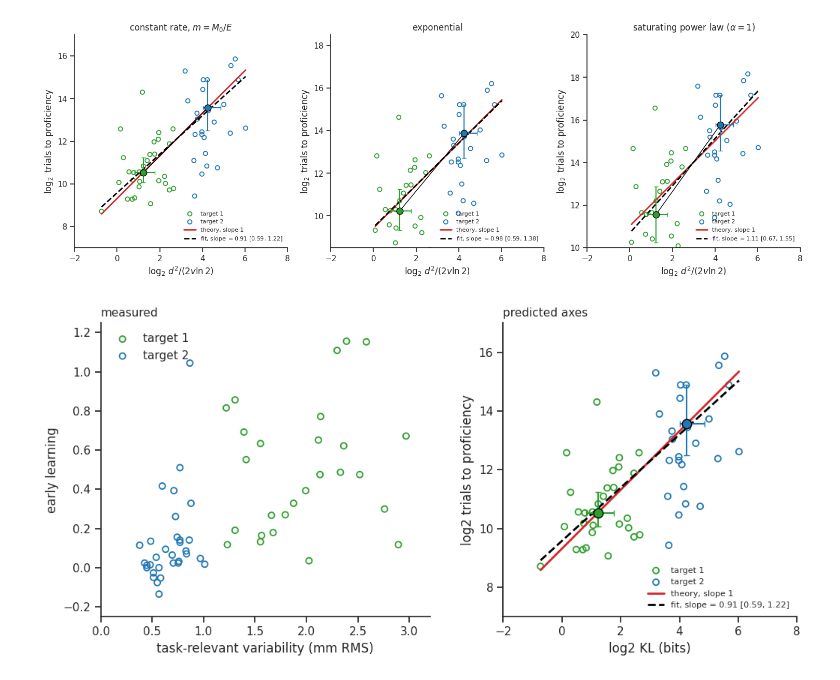
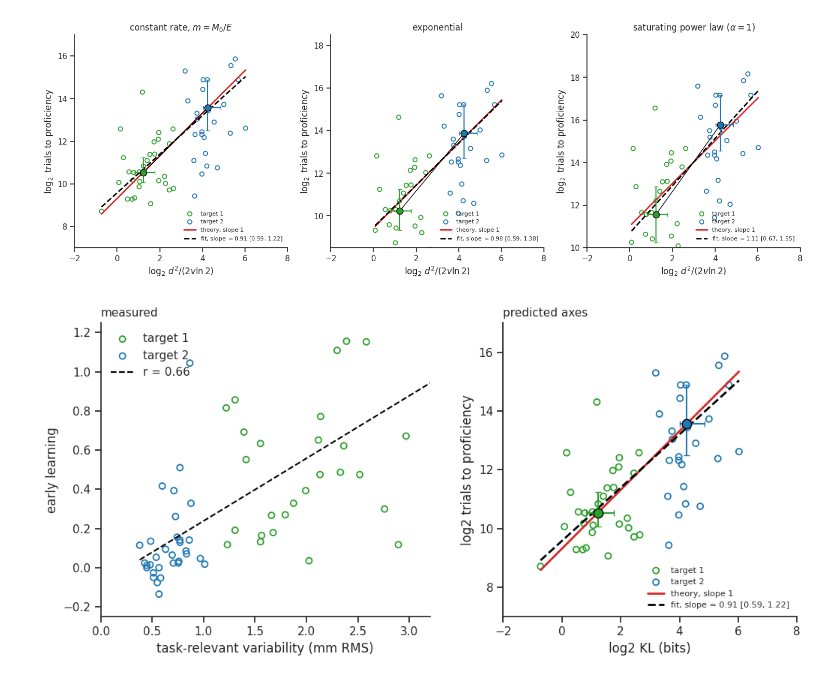
Before and after one commit to lingqiz/inductive-bias, a Jupyter notebook: analysis/motor_learning.ipynb, the cells around one changed output. Saved outputs shown, nothing was run; the diff lists cells and outputs as text; code cells hidden in the pictures.

```diff
--- a/analysis/motor_learning.ipynb
+++ b/analysis/motor_learning.ipynb
@@ -281,6 +281,13 @@ for grp in groups:
     sub = data[data.group == grp]
     ax.scatter(sub.task_var_mmRMS, sub.early_learning, s=34, facecolor='none',
                edgecolor=COLORS[grp], lw=1.3, label=LABELS[grp])
+
+# regression across both targets, as in Wu et al. Fig. 1k.  All 61 subjects enter the fit,
+# including the two cropped out of the frame.
+fit = linregress(data.task_var_mmRMS, data.early_learning)
+x_line = np.linspace(data.task_var_mmRMS.min(), data.task_var_mmRMS.max(), 100)
+ax.plot(x_line, fit.intercept + fit.slope * x_line, '--', color='black', lw=1.5,
+        label='r = %.2f' % fit.rvalue)
 
 ax.set_xlabel('task-relevant variability (mm RMS)')
 ax.set_ylabel('early learning')
@@ -300,31 +307,31 @@ for grp in groups:
 for grp in groups:
     pt = group_pt[grp]
     ax.errorbar(pt['x'], pt['m_rate']['y'], xerr=pt['xerr'], yerr=pt['m_rate']['yerr'],
                 fmt='o', ms=9, color=COLORS[grp], mec='black', mew=1.0,
                 capsize=3, lw=1.5, zorder=6)
 
 x, y = np.log2(sel.kl), np.log2(sel.m_rate)
 fit = linregress(x, y)
 t_crit = t.ppf(0.975, len(x) - 2)
 x_line = np.linspace(x.min(), x.max(), 100)
 ax.plot(x_line, x_line + (y.mean() - x.mean()), '-', color='tab:red', lw=2, zorder=4,
         label='theory, slope 1')
 ax.plot(x_line, fit.intercept + fit.slope * x_line, '--', color='black', lw=2, zorder=5,
         label='fit, slope = %.2f [%.2f, %.2f]'
               % (fit.slope, fit.slope - t_crit * fit.stderr, fit.slope + t_crit * fit.stderr))
 
 ax.set_xlabel('log2 KL (bits)')
 ax.set_ylabel('log2 trials to proficiency')
 ax.set_xlim([-2, 8])
 ax.set_ylim([7, 17])
 ax.set_xticks(np.arange(-2, 9, 2))
 ax.set_yticks(np.arange(8, 18, 2))
 ax.set_aspect('equal', adjustable='box')
 ax.legend(loc='lower right', frameon=False, fontsize=8)
 ax.set_title('predicted axes', loc='left', fontsize=11)
 
 plt.tight_layout()
 fig.savefig('wu_summary.pdf', dpi=300, bbox_inches='tight')
 plt.show()
 # %% [output]
-[figure, old version]
+[figure, new version]
```
